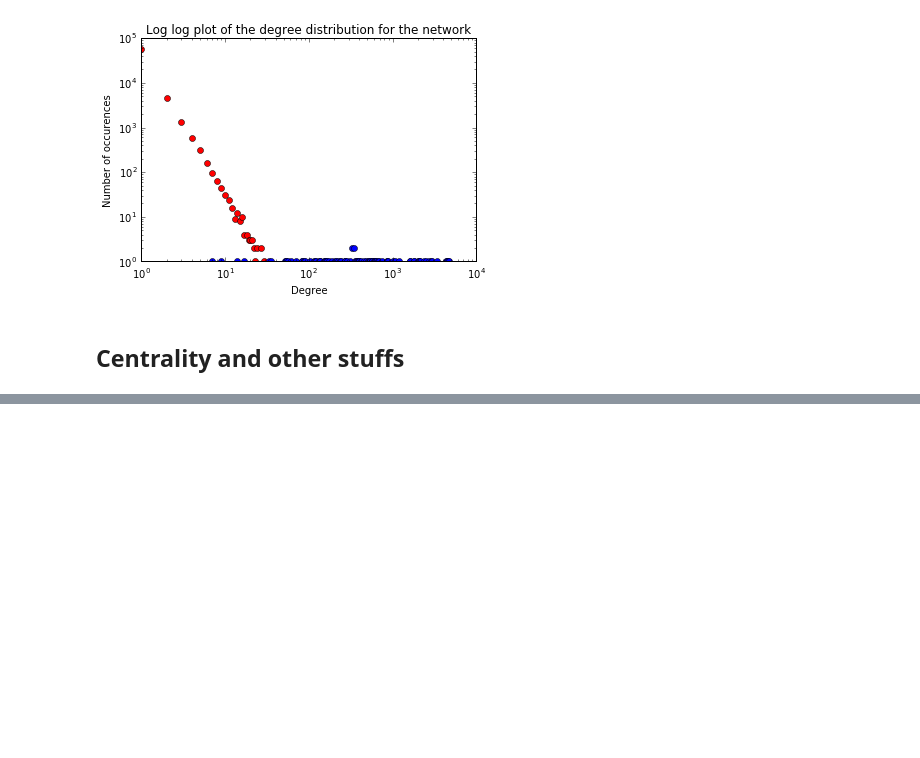
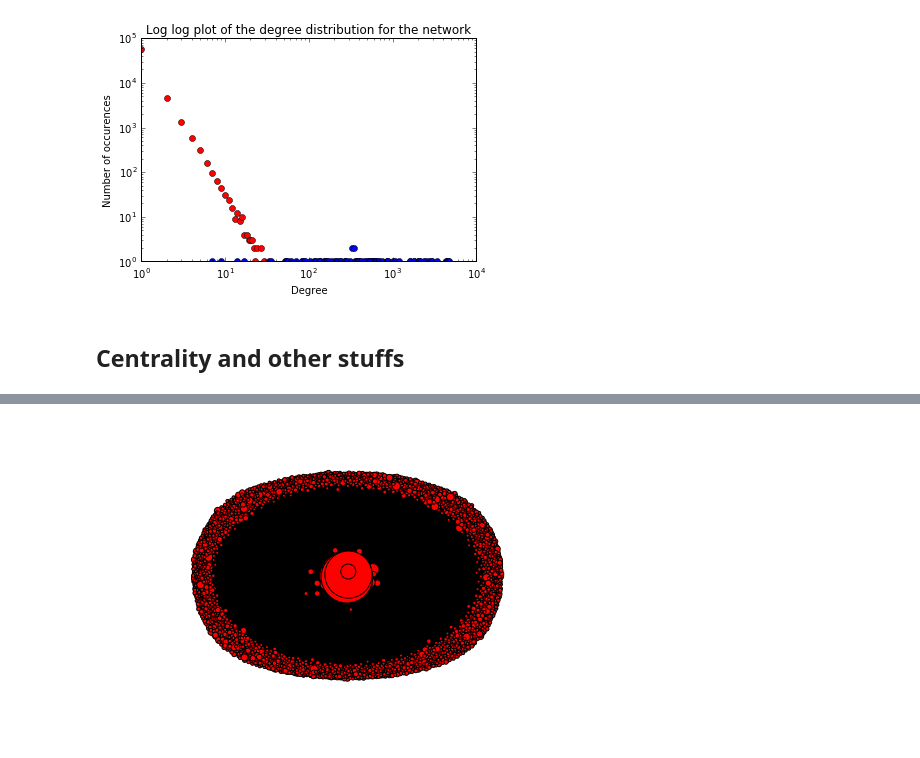
Before and after one commit to brydenfogelman/02805-social-graphs, a Jupyter notebook: project/network.ipynb, the cells around one changed output, grey strips where cells are left out. Cells and saved outputs as stored; diff of their text form; code cells hidden in the pictures; blank space fills up the shorter version.

Commit message:
Centrality + plots + new graph

```diff
--- a/project/network.ipynb
+++ b/project/network.ipynb
@@ -139,3 +155,6 @@ d = nx.degree(directed)
+# %%
+#Open the network
+dire = pickle.load(open('./graph.txt'))
 # %% [markdown]
 ## Basic Stats
 # %%
@@ -234,0 +249,3 @@ undir = directed.to_undirected()
+# %%
+# We make a copy of the original graph
+test = dire.copy()
@@ -234,0 +273,7 @@ undir = directed.to_undirected()
+# %%
+#We can now plot the network
+d = nx.degree(test)
+nx.draw(test, nodelist=d.keys(), node_size=[v * 3 for v in d.values()])
+plt.show()
+# %% [output]
+[figure, added]
```
Also changed, not shown: parts of 41 cells of this notebook.
